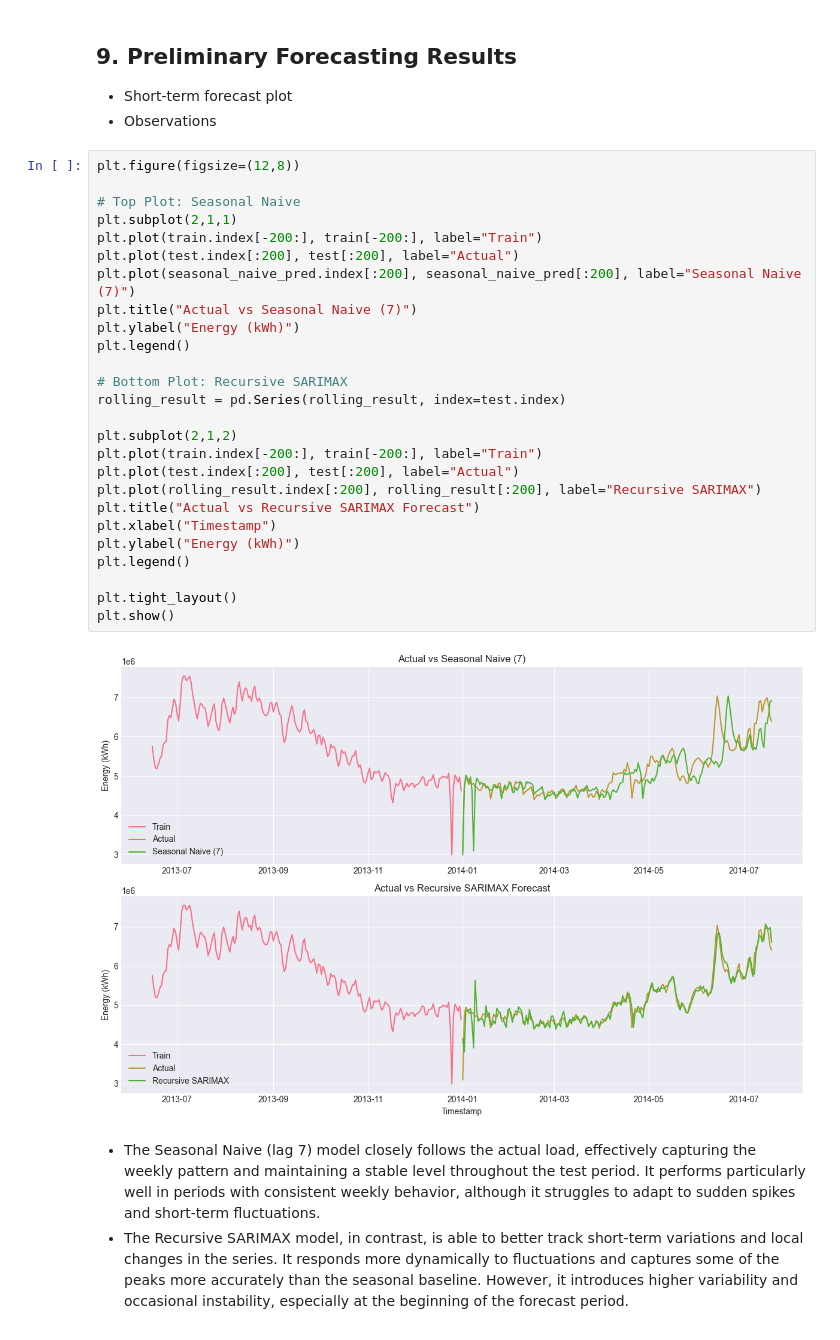
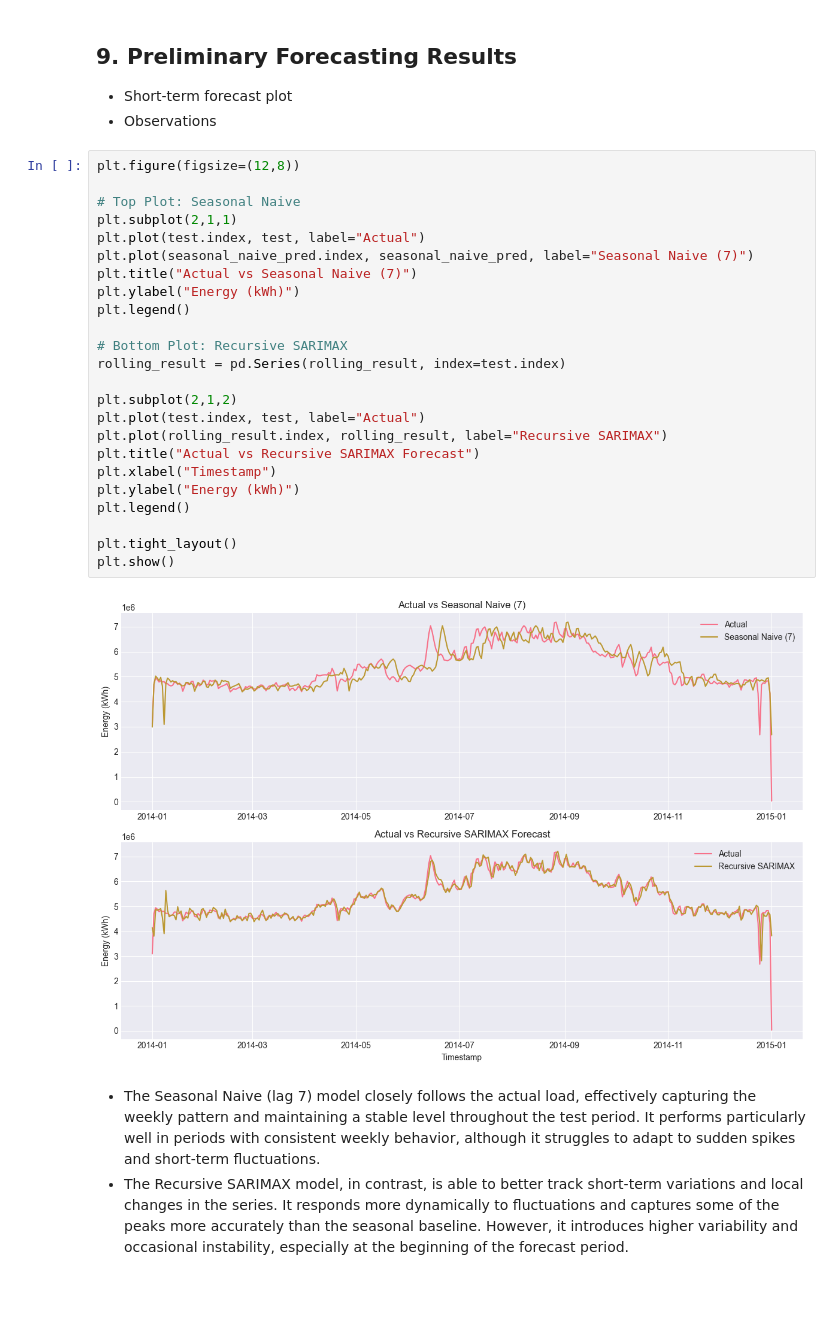
Before and after one commit to Dai-Nguyen1506/Electricity-Load-Diagrams, a Jupyter notebook: notebooks/05_models_statistical.ipynb, the cells around one changed output. Saved outputs shown, nothing was run; the diff lists cells and outputs as text; blank space fills up the shorter version.

Commit message:
Update forcasting visualize

```diff
--- a/notebooks/05_models_statistical.ipynb
+++ b/notebooks/05_models_statistical.ipynb
@@ -474,31 +479,29 @@ comparison_table.style.highlight_min(color='darkgreen')
 # %%
 plt.figure(figsize=(12,8))
 
 # Top Plot: Seasonal Naive
 plt.subplot(2,1,1)
-plt.plot(train.index[-200:], train[-200:], label="Train")
-plt.plot(test.index[:200], test[:200], label="Actual")
-plt.plot(seasonal_naive_pred.index[:200], seasonal_naive_pred[:200], label="Seasonal Naive (7)")
+plt.plot(test.index, test, label="Actual")
+plt.plot(seasonal_naive_pred.index, seasonal_naive_pred, label="Seasonal Naive (7)")
 plt.title("Actual vs Seasonal Naive (7)")
 plt.ylabel("Energy (kWh)")
 plt.legend()
 
 # Bottom Plot: Recursive SARIMAX
 rolling_result = pd.Series(rolling_result, index=test.index)
 
 plt.subplot(2,1,2)
-plt.plot(train.index[-200:], train[-200:], label="Train")
-plt.plot(test.index[:200], test[:200], label="Actual")
-plt.plot(rolling_result.index[:200], rolling_result[:200], label="Recursive SARIMAX")
+plt.plot(test.index, test, label="Actual")
+plt.plot(rolling_result.index, rolling_result, label="Recursive SARIMAX")
 plt.title("Actual vs Recursive SARIMAX Forecast")
 plt.xlabel("Timestamp")
 plt.ylabel("Energy (kWh)")
 plt.legend()
 
 plt.tight_layout()
 plt.show()
 # %% [output]
-[figure, old version]
+[figure, new version]
 # %% [markdown]
 - The Seasonal Naive (lag 7) model closely follows the actual load, effectively capturing the weekly pattern and maintaining a stable level throughout the test period. It performs particularly well in periods with consistent weekly behavior, although it struggles to adapt to sudden spikes and short-term fluctuations.
 - The Recursive SARIMAX model, in contrast, is able to better track short-term variations and local changes in the series. It responds more dynamically to fluctuations and captures some of the peaks more accurately than the seasonal baseline. However, it introduces higher variability and occasional instability, especially at the beginning of the forecast period.
```
Also changed, not shown: parts of 2 cells of this notebook, 1 other file.
